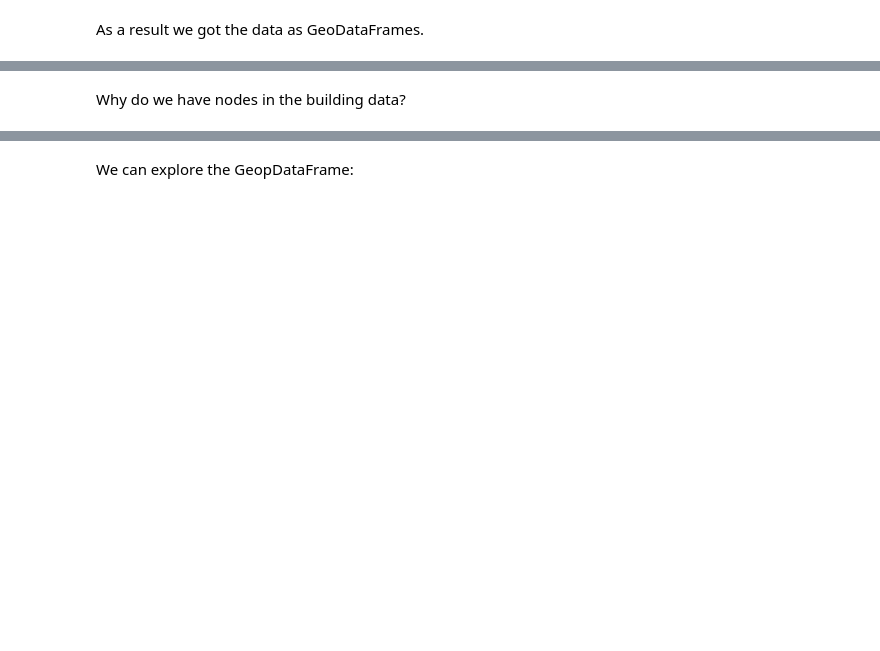
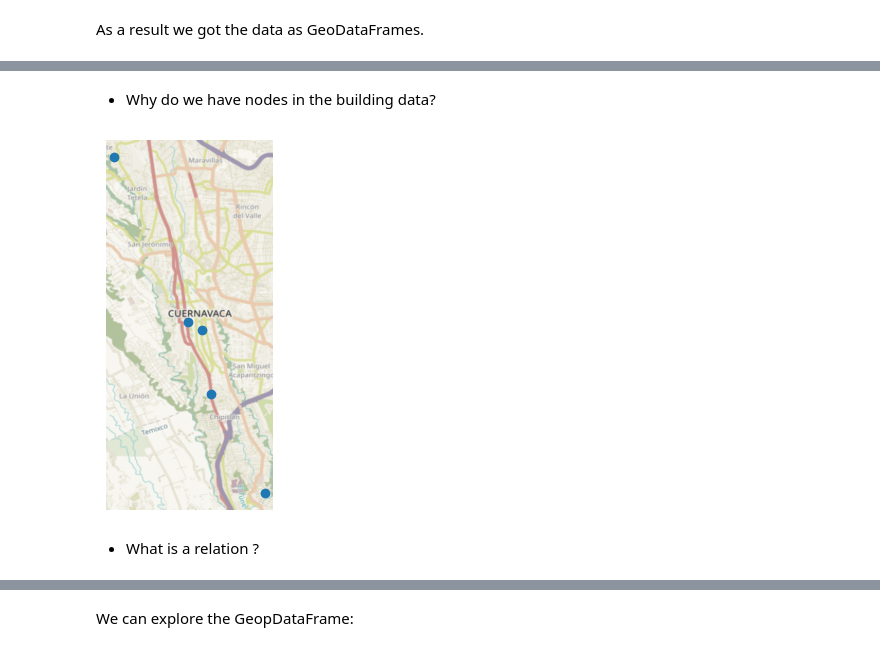
Before and after one commit to salgadox/planif-urbaine-sud, a Jupyter notebook: planif_urbaine_sud/notebooks/demo_sem2_2.ipynb, the cells around one changed output, grey strips where cells are left out. Cells and saved outputs as stored; diff of their text form; code cells hidden in the pictures; blank space fills up the shorter version.

```diff
--- a/planif_urbaine_sud/notebooks/demo_sem2_2.ipynb
+++ b/planif_urbaine_sud/notebooks/demo_sem2_2.ipynb
@@ -55,7 +57,7 @@ import osmnx as ox
 (NOTE: we will tackle this subjet with more detail in the next demo)
 # %%
 # Define the location (e.g., city name or coordinates)
-city_aoi = "Saint Louis Senegal"
+city_aoi = "Cuernavaca, Mexico"
 # Fetch OSM street network from the location
 roads_G = ox.graph_from_place(city_aoi, network_type="all")
 
@@ -108,2 +140,2 @@ buildings.loc["way"].explore()
 # %% [markdown]
-Why do we have nodes in the building data?
+- Why do we have nodes in the building data?
@@ -113,3 +142,12 @@ buildings.loc["node"].explore()
+# %%
+# Points
+ax = buildings.loc["node"].plot()
+cx.add_basemap(ax, crs=buildings.crs.to_string(), attribution="")
+ax.set_axis_off()
+# %% [output]
+[figure, added]
+# %% [markdown]
+- What is a relation ?
 # %%
 # Multipolygons
 buildings.loc["relation"].explore()
```
Also changed, not shown: parts of 35 cells of this notebook, 9 other files.
